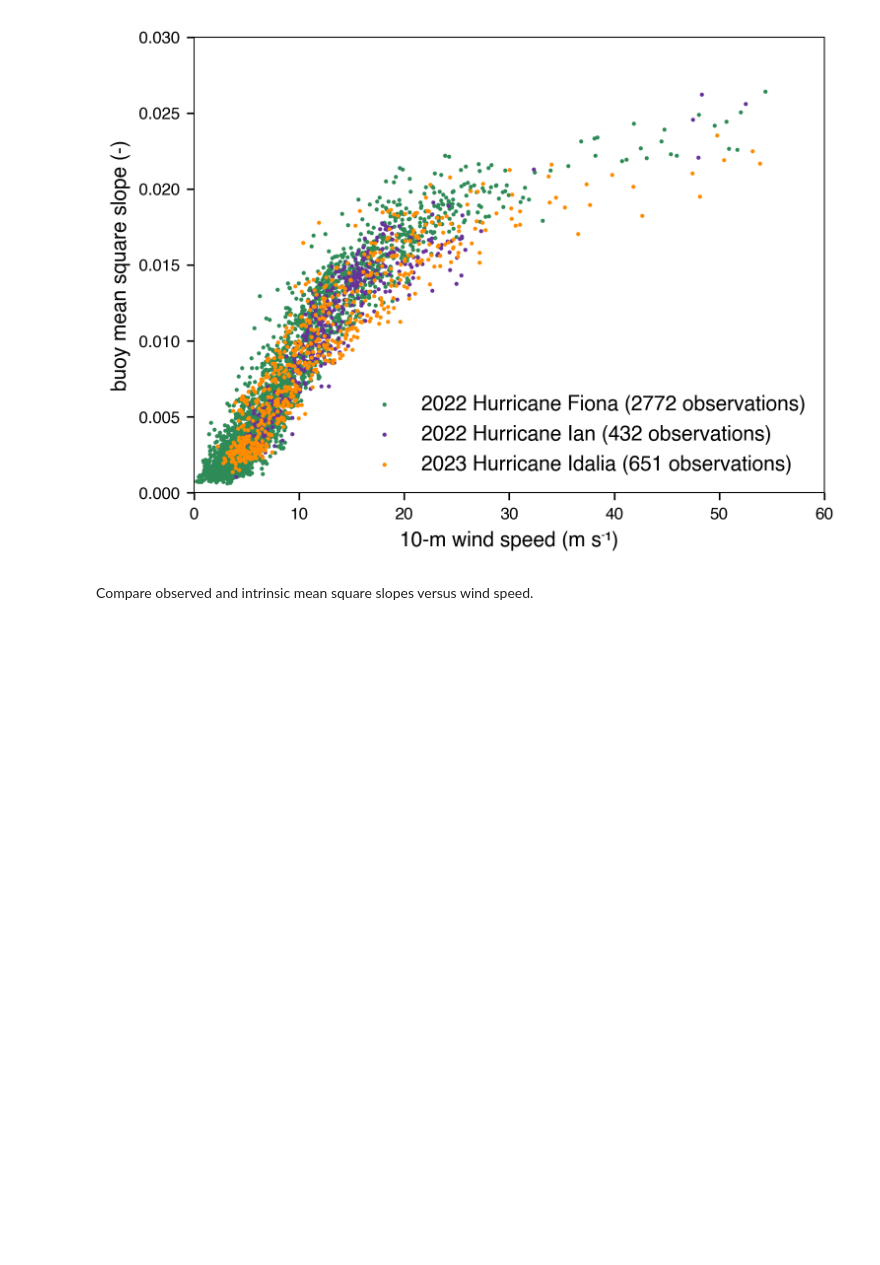
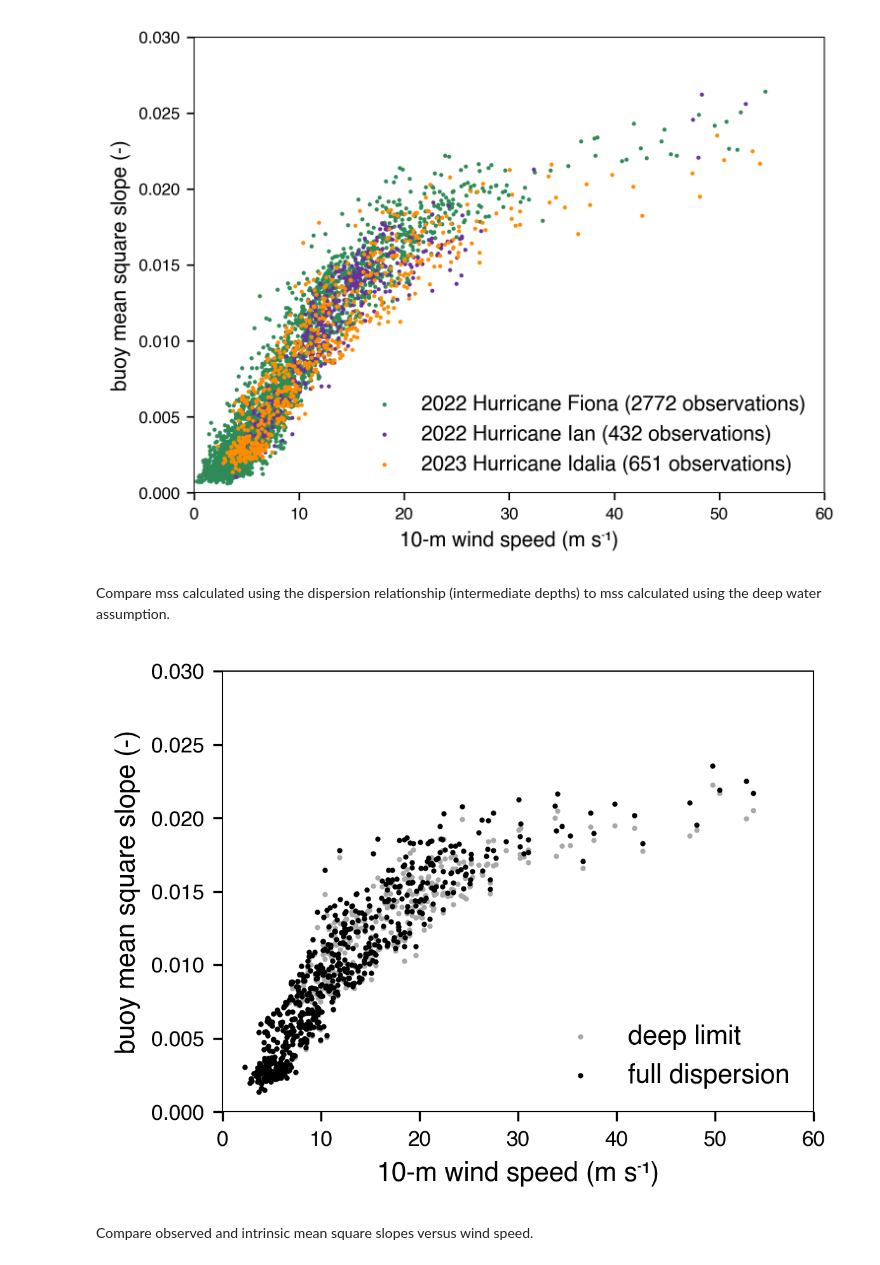
Before and after one commit to jacobrdavis/ocean-surface-wave-slopes-and-wind-wave-alignment, a Jupyter notebook: nb5-slope-primary-dependence.ipynb, the cells around one changed output. Drawn from its saved outputs; the diff is of its cells as text; code cells hidden in the pictures; blank space fills up the shorter version.

Commit message:
Calculate and plot relative depth (replace Figure 10b)

```diff
--- a/nb5-slope-primary-dependence.ipynb
+++ b/nb5-slope-primary-dependence.ipynb
@@ -130,6 +130,59 @@ ax.legend(loc='lower right', frameon=False, fontsize=10)
 # %% [output]
 <matplotlib.legend.Legend at 0x...>
 [figure]
+# %% [markdown]
+Compare mss calculated using the dispersion relationship (intermediate depths) to mss calculated using the deep water assumption.
+# %%
+FIGURE_TITLE = "revfig-mean_square_slope_depth_dispersion_versus_deep_limit"
+FIGURE_SIZE = (4, 3)
+FIGURE_MARKER_SIZE = 1
+MARKER_COLOR_DISPERSION = 'black'
+MARKER_COLOR_DEEP_LIMIT = 'darkgray'
+fig,ax = plt.subplots(figsize=FIGURE_SIZE)
+
+ax.scatter(
+    x=spotter_df['wind_speed'],
+    y=spotter_df['mean_square_slope_intrinsic_deep_limit'],
+    label=f'deep limit',
+    color=MARKER_COLOR_DEEP_LIMIT,
+    marker='o',
+    s=FIGURE_MARKER_SIZE,
+)
+
+ax.scatter(
+    x=microswift_df['wind_speed'],
+    y=microswift_df['mean_square_slope_intrinsic_deep_limit'],
+    color=MARKER_COLOR_DEEP_LIMIT,
+    marker='o',
+    s=FIGURE_MARKER_SIZE,
+)
+
+ax.scatter(
+    x=spotter_df['wind_speed'],
+    y=spotter_df['mean_square_slope_intrinsic'],
+    label=f'full dispersion',
+    color=MARKER_COLOR_DISPERSION,
+    marker='o',
+    s=FIGURE_MARKER_SIZE,
+)
+
+ax.scatter(
+    x=microswift_df['wind_speed'],
+    y=microswift_df['mean_square_slope_intrinsic'],
+    color=MARKER_COLOR_DISPERSION,
+    marker='o',
+    s=FIGURE_MARKER_SIZE,
+)
+
+ax.set_xlim(0, 60)
+ax.set_ylim(0,0.03)
+ax.set_xlabel('10-m wind speed (m s\u207B\u00B9)')
+ax.set_ylabel('buoy mean square slope (-)')
+ax.legend(loc='lower right', frameon=False, fontsize=10)
+
+# fig.savefig(f"{FIGURE_TITLE}.png", bbox_inches='tight')
+# %% [output]
+[figure, added]
 # %% [markdown]
 Compare observed and intrinsic mean square slopes versus wind speed.
 # %%
```
Also changed, not shown: 9 other files.
